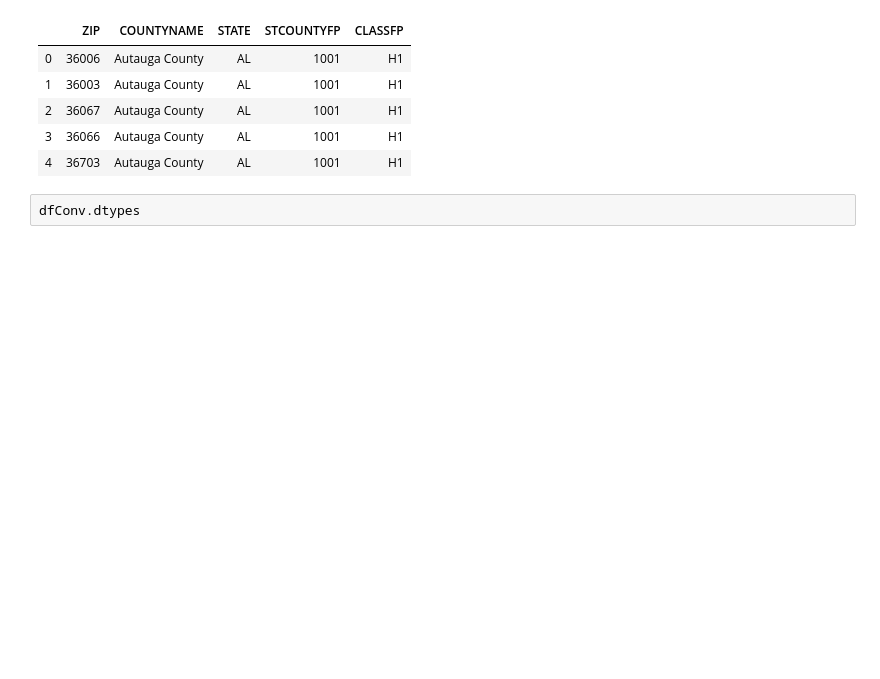
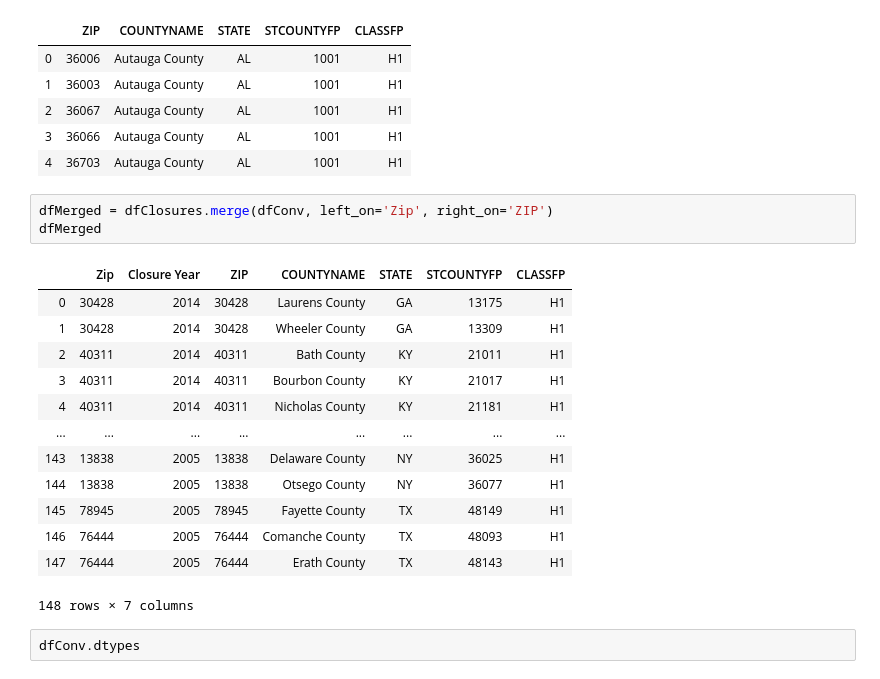
Before and after one commit to Shockman1000/Team_Code1, a Jupyter notebook: nc_closures.ipynb, the cells around one changed output. Saved outputs shown, nothing was run; the diff lists cells and outputs as text; blank space fills up the shorter version.

```diff
--- a/nc_closures.ipynb
+++ b/nc_closures.ipynb
@@ -37,6 +37,23 @@ dfConv.head()
 | 2 | 36067 | Autauga County | AL | 1001 | H1 |
 | 3 | 36066 | Autauga County | AL | 1001 | H1 |
 | 4 | 36703 | Autauga County | AL | 1001 | H1 |
+# %%
+dfMerged = dfClosures.merge(dfConv, left_on='Zip', right_on='ZIP')
+dfMerged
+# %% [output]
+|  | Zip | Closure Year | ZIP | COUNTYNAME | STATE | STCOUNTYFP | CLASSFP |
+| 0 | 30428 | 2014 | 30428 | Laurens County | GA | 13175 | H1 |
+| 1 | 30428 | 2014 | 30428 | Wheeler County | GA | 13309 | H1 |
+| 2 | 40311 | 2014 | 40311 | Bath County | KY | 21011 | H1 |
+| 3 | 40311 | 2014 | 40311 | Bourbon County | KY | 21017 | H1 |
+| 4 | 40311 | 2014 | 40311 | Nicholas County | KY | 21181 | H1 |
+| ... | ... | ... | ... | ... | ... | ... | ... |
+| 143 | 13838 | 2005 | 13838 | Delaware County | NY | 36025 | H1 |
+| 144 | 13838 | 2005 | 13838 | Otsego County | NY | 36077 | H1 |
+| 145 | 78945 | 2005 | 78945 | Fayette County | TX | 48149 | H1 |
+| 146 | 76444 | 2005 | 76444 | Comanche County | TX | 48093 | H1 |
+| 147 | 76444 | 2005 | 76444 | Erath County | TX | 48143 | H1 |
+148 rows × 7 columns
 # %%
 dfConv.dtypes
 # %% [output]
```
Also changed, not shown: parts of 2 cells of this notebook, 49 other files.
